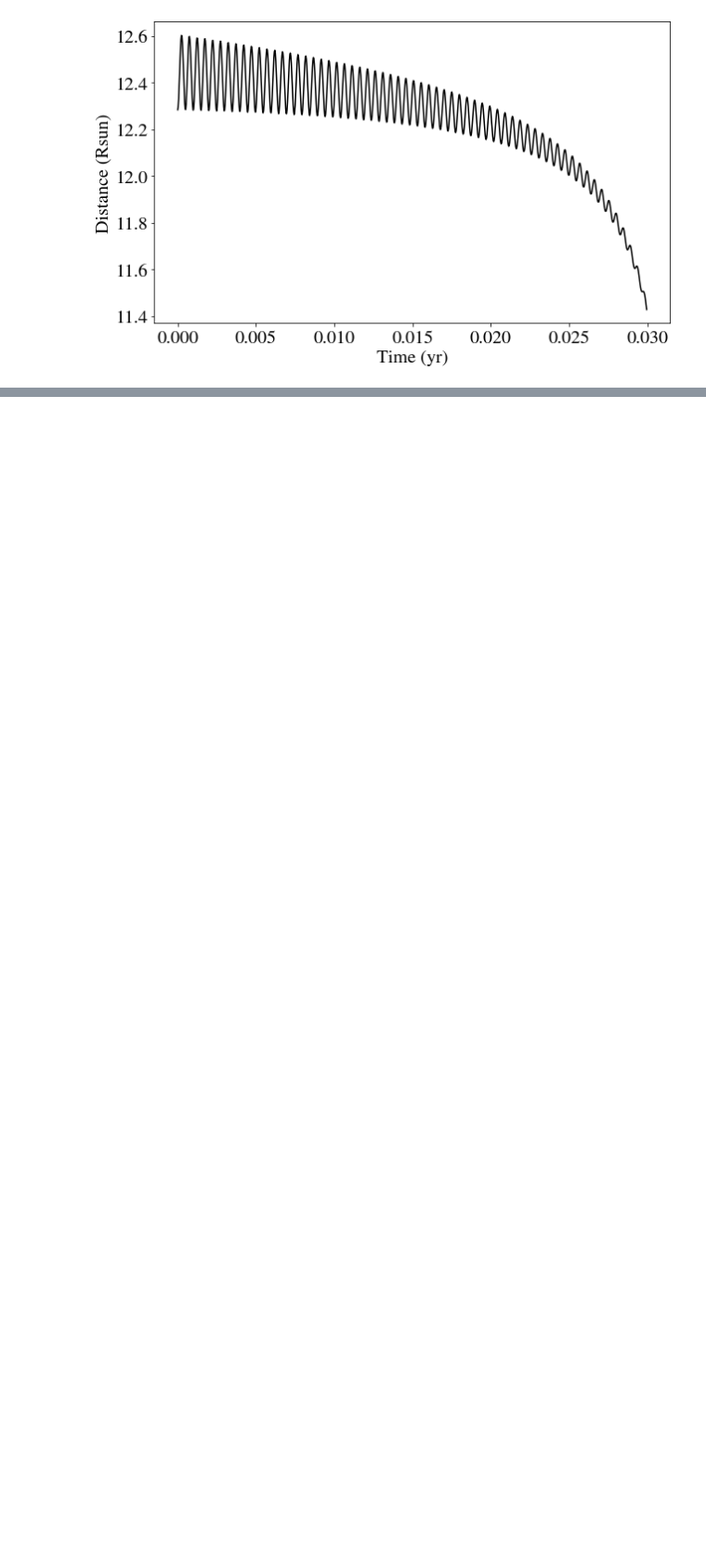
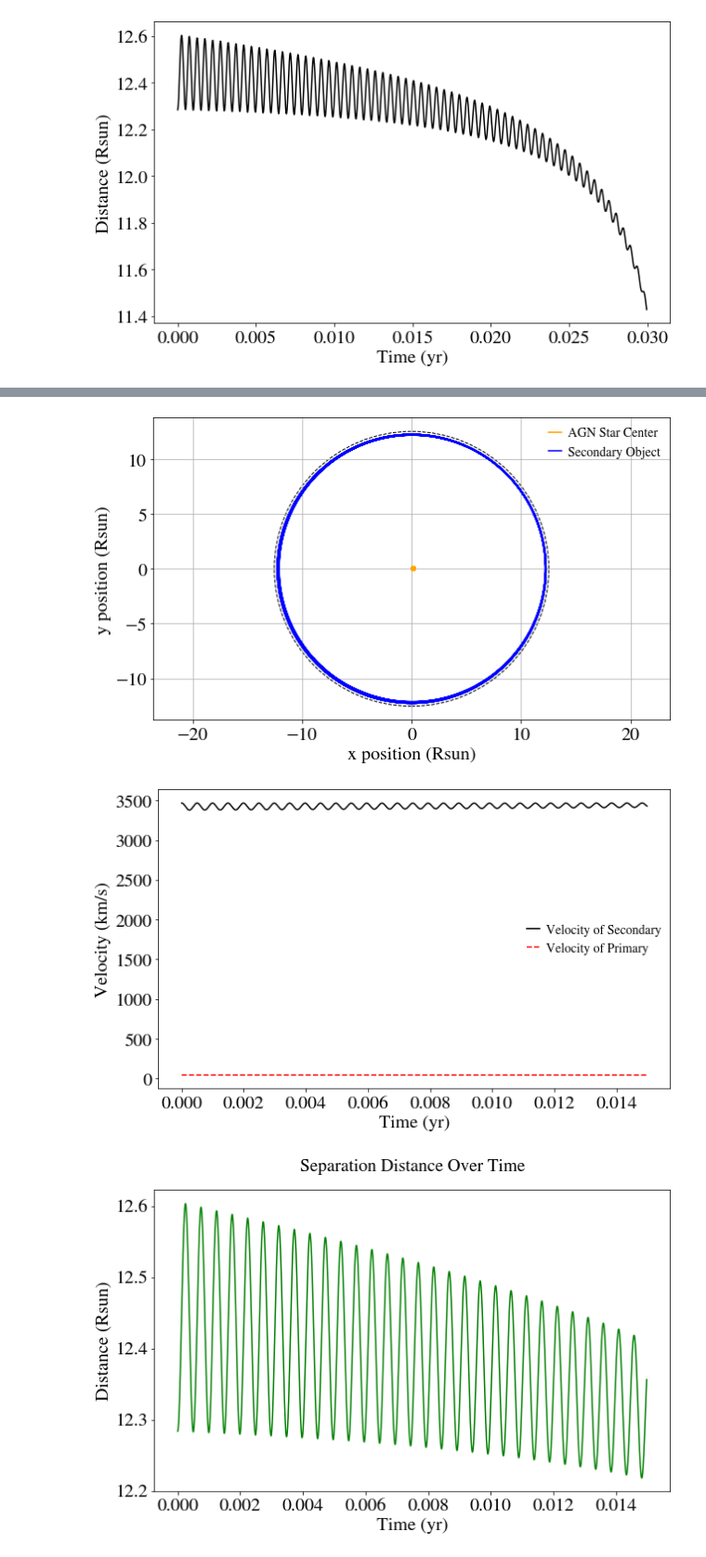
Before and after one commit to matteocantiello/agnstars_cee, a Jupyter notebook: CEE_AGN.ipynb, the cells around one changed output, grey strips where cells are left out. Shown: that part at 93% size. Saved outputs shown, nothing was run; the diff lists cells and outputs as text; code cells hidden in the pictures; blank space fills up the shorter version.

```diff
--- a/CEE_AGN.ipynb
+++ b/CEE_AGN.ipynb
@@ -647,7 +680,6 @@ import numpy as np
 import matplotlib.pyplot as plt
 import matplotlib.patches as patches
 from scipy.integrate import solve_ivp
-
 
 
 def run_simulation():
@@ -669,7 +701,7 @@ def run_simulation():
 
     # Time span for the integration
     t_start = 0
-    t_end = 1500.0 * 3.15e3  # Simulation end time
+    t_end = 1.50 * 3.15e6  # Simulation end time
     num_points = 10000
     t_eval = np.linspace(t_start, t_end, num_points)
 
@@ -711,6 +743,7 @@ def run_simulation():
         distance = np.linalg.norm(r_2 - r_1)
         collision_distance = 1e6  # Collision threshold
         return distance - collision_distance
+
     collision_event.terminal = True
     collision_event.direction = -1
 
@@ -799,0 +1003,2 @@ print(positions, times, v_1_magnitude, v_2_magnitude, R_1) = run_simulation()
+# %%
+positions, times, v_1, v_2, R_1 = run_simulation()
@@ -799,0 +1008,6 @@ print(positions, times, v_1_magnitude, v_2_magnitude, R_1) = run_simulation()
+# %%
+plot_simulation_results(positions, times, v_1, v_2, R_1)
+# %% [output]
+[figure, added]
+[figure, added]
+[figure, added]
```
Also changed, not shown: parts of 17 cells of this notebook.
